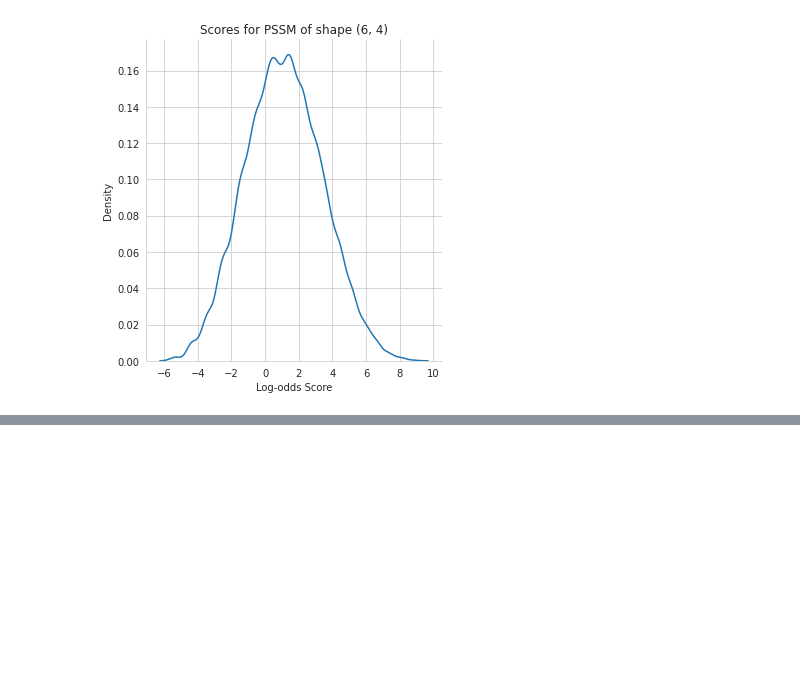
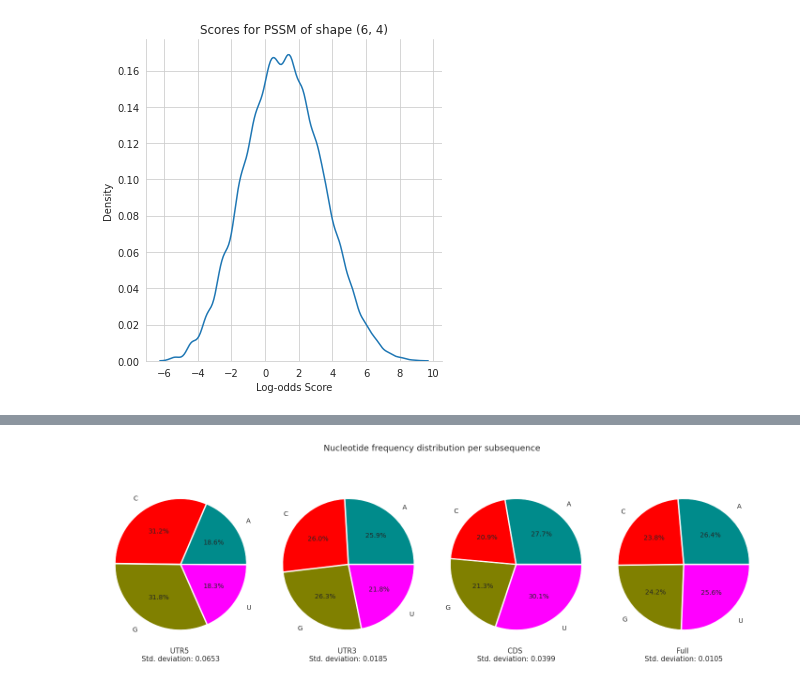
Before and after one commit to moritsih/BSc_enriched_autologous_RBP, a Jupyter notebook: FIMO_density_pvalue.ipynb, the cells around one changed output, grey strips where cells are left out. Cells and saved outputs as stored; diff of their text form; code cells hidden in the pictures; blank space fills up the shorter version.

```diff
--- a/FIMO_density_pvalue.ipynb
+++ b/FIMO_density_pvalue.ipynb
@@ -62,0 +117,34 @@ cdf = get_cdf_from_distribution(all_scores)
+# %%
+# utr5_distribution = [0.186, 0.312, 0.318, 0.183]
+cds_distribution = [0.259,0.260,0.263,0.218]
+utr3_distribution = [0.277,0.209,0.213,0.301]
+full_distribution = [0.264,0.238,0.242, 0.256]
+
+dists = [utr5_distribution, cds_distribution, utr3_distribution, full_distribution]
+stds = map(np.std, dists)
+stds = [round(x, 4) for x in stds]
+
+names = ["A", "C", "G", "U"]
+
+explode = [0.01]*4
+subseqs = ["UTR5", "UTR3", "CDS", "Full"]
+colors = ["darkcyan", "red", "olive", "magenta"]
+fig, ax = plt.subplots(1, 4, figsize=(20,7))
+fig.suptitle("Nucleotide frequency distribution per subsequence", size=18)
+for i,dist in enumerate(dists):
+    ax[i].pie(x=dist,
+              colors=colors,
+              explode=explode,
+              normalize=False,
+              labels=names,
+              textprops={'fontsize': 14},
+              autopct='%0.01f%%',
+              pctdistance=0.6,
+              labeldistance=1.2)
+
+    ax[i].set_xlabel(f"{subseqs[i]} \nStd. deviation: {stds[i]}", size=15)
+plt.tight_layout()
+fig.savefig("Pie_plot_nucleotide_distributions.png")
+plt.show()
+# %% [output]
+[figure, added]
```
Also changed, not shown: parts of 3 cells of this notebook.
